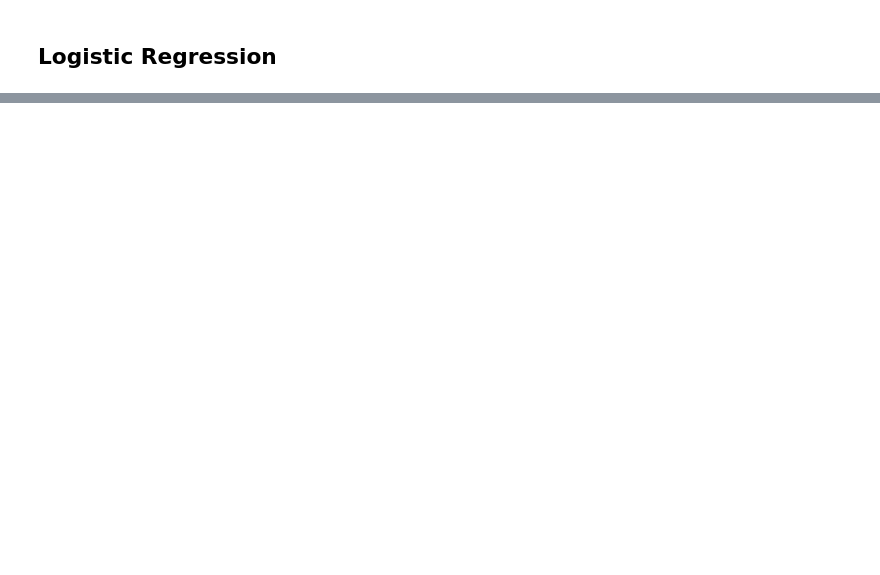
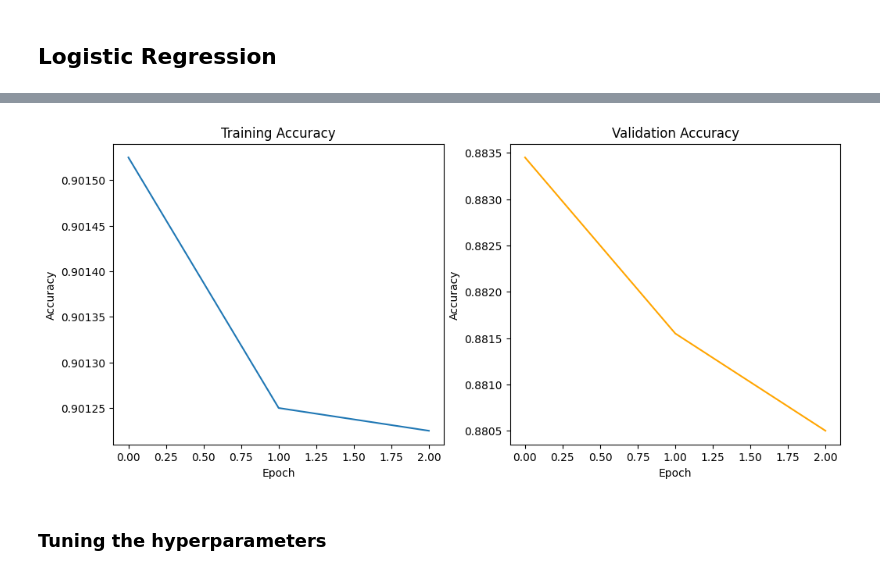
Before and after one commit to tandao0909/pattern-recognition, a Jupyter notebook: Lab 01/The Curse and Reduction of Dimensionality/Curse and Reduction of Dimensionality.ipynb, the cells around one changed output, grey strips where cells are left out. Cells and saved outputs as stored; diff of their text form; code cells hidden in the pictures; blank space fills up the shorter version.

```diff
--- a/Lab 01/The Curse and Reduction of Dimensionality/Curse and Reduction of Dimensionality.ipynb
+++ b/Lab 01/The Curse and Reduction of Dimensionality/Curse and Reduction of Dimensionality.ipynb
@@ -314,0 +634,15 @@ Average Val Accuracy: 0.8484
+# %%
+fig, ax = plt.subplots(1, 2, figsize=(12, 5))
+ax[0].plot(train_accuracies)
+ax[0].set(xlabel='Epoch', ylabel='Accuracy')
+ax[0].set_title('Training Accuracy')
+
+ax[1].plot(val_accuracies, 'orange')
+ax[1].set(xlabel='Epoch', ylabel='Accuracy')
+ax[1].set_title('Validation Accuracy')
+
+plt.show()
+# %% [output]
+[figure, added]
+# %% [markdown]
+### Tuning the hyperparameters
```
Also changed, not shown: parts of 43 cells of this notebook, 4 other files.
